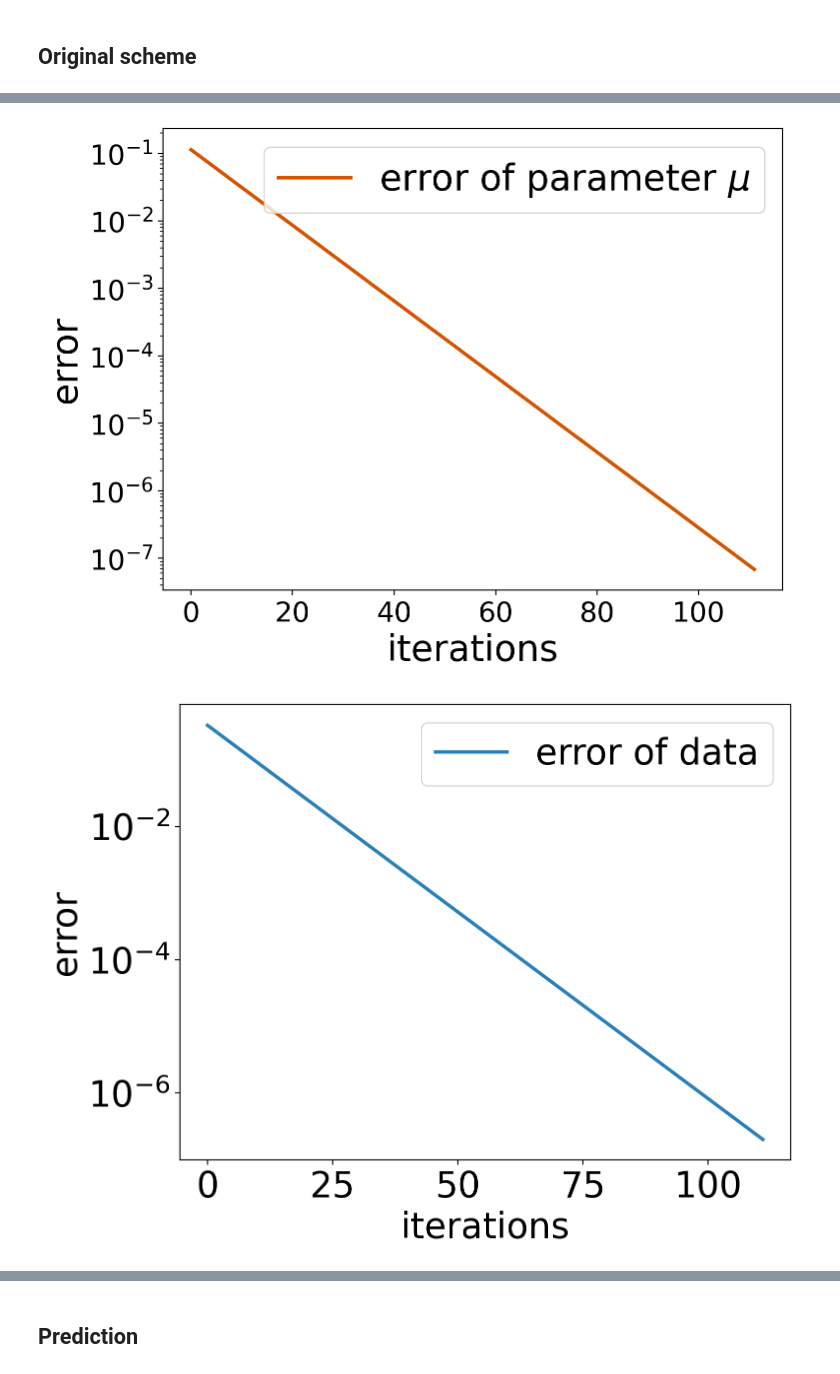
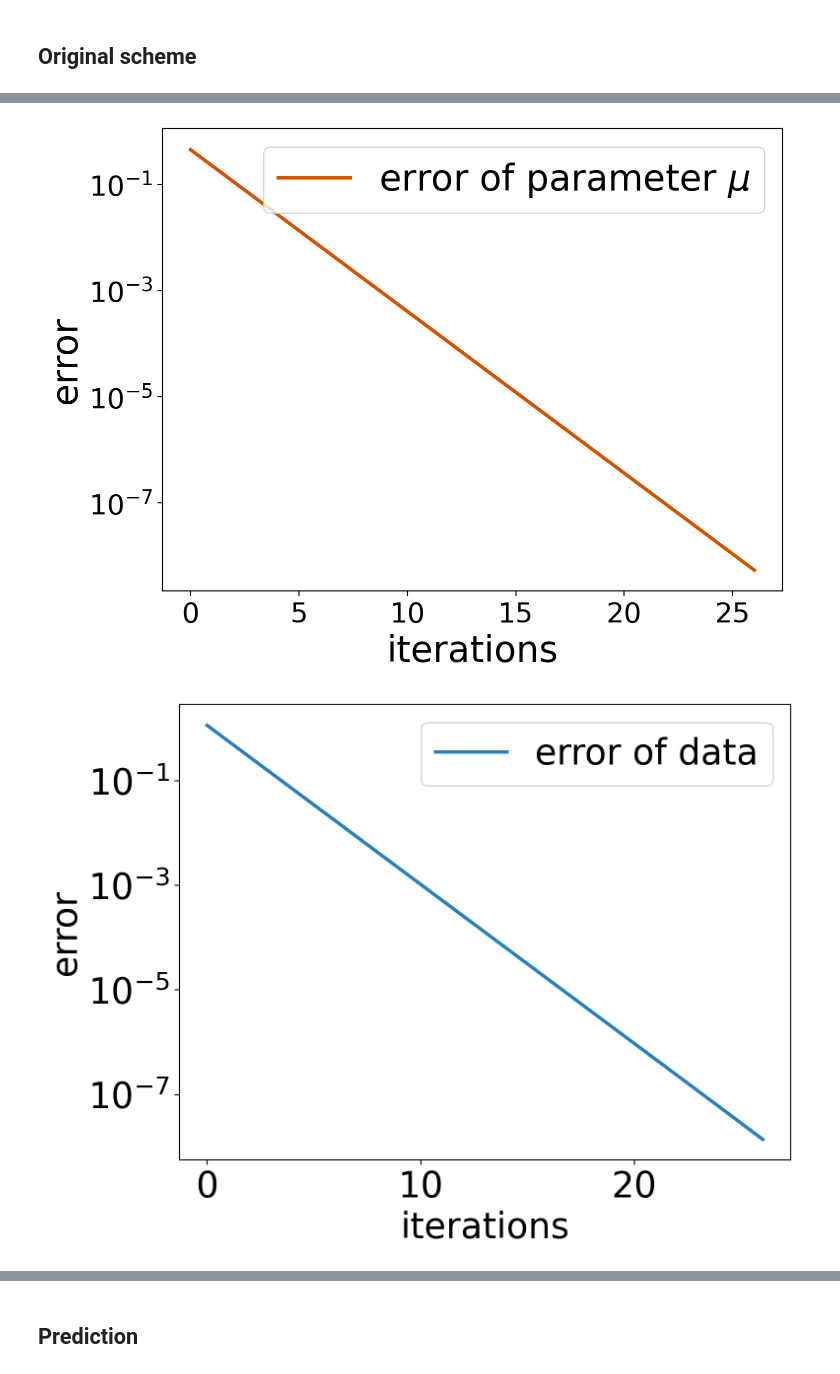
Before and after one commit to Shiqi-Wu/Nonintrusive-model-combination-for-learning-dynamics, a Jupyter notebook: toy-model/reaction-diffusion-equation.ipynb, the cells around one changed output, grey strips where cells are left out. Saved outputs shown, nothing was run; the diff lists cells and outputs as text; code cells hidden in the pictures.

```diff
--- a/toy-model/reaction-diffusion-equation.ipynb
+++ b/toy-model/reaction-diffusion-equation.ipynb
@@ -25,6 +29,7 @@ toymodel.build_A()
 # %%
 # Build Training data
-data_x, data_y, data_lace = toymodel.genarate_training_data(steps = 10, traj_num = 500, dlt_t = 0.001)
+dlt_t = 0.0001
+data_x, data_y, data_lace, _ = toymodel.genarate_training_data(steps = 10, traj_num = 500, dlt_t = dlt_t)
 # %%
 # Dictionary setting
 mu_error_bound = 1e-8
@@ -59,11 +64,11 @@ np.save('plot_data/original_err_history.npy', err_history)
 np.save('plot_data/original_koopman_history.npy', koopman_history)
 # %%
 # Converge plot
-Parameter_interate(mu_history, '$\mu$', 0.4)
+Parameter_interate(mu_history, '$\mu$', 0.04)
 error_interate(err_history)
 # %% [output]
-[figure, old version]
+[figure, new version]
-[figure, old version]
+[figure, new version]
 # %%
 random_indices = np.random.choice(len(data_x), 200, replace=False)
 
```
Also changed, not shown: parts of 15 cells of this notebook, 15 other files.
